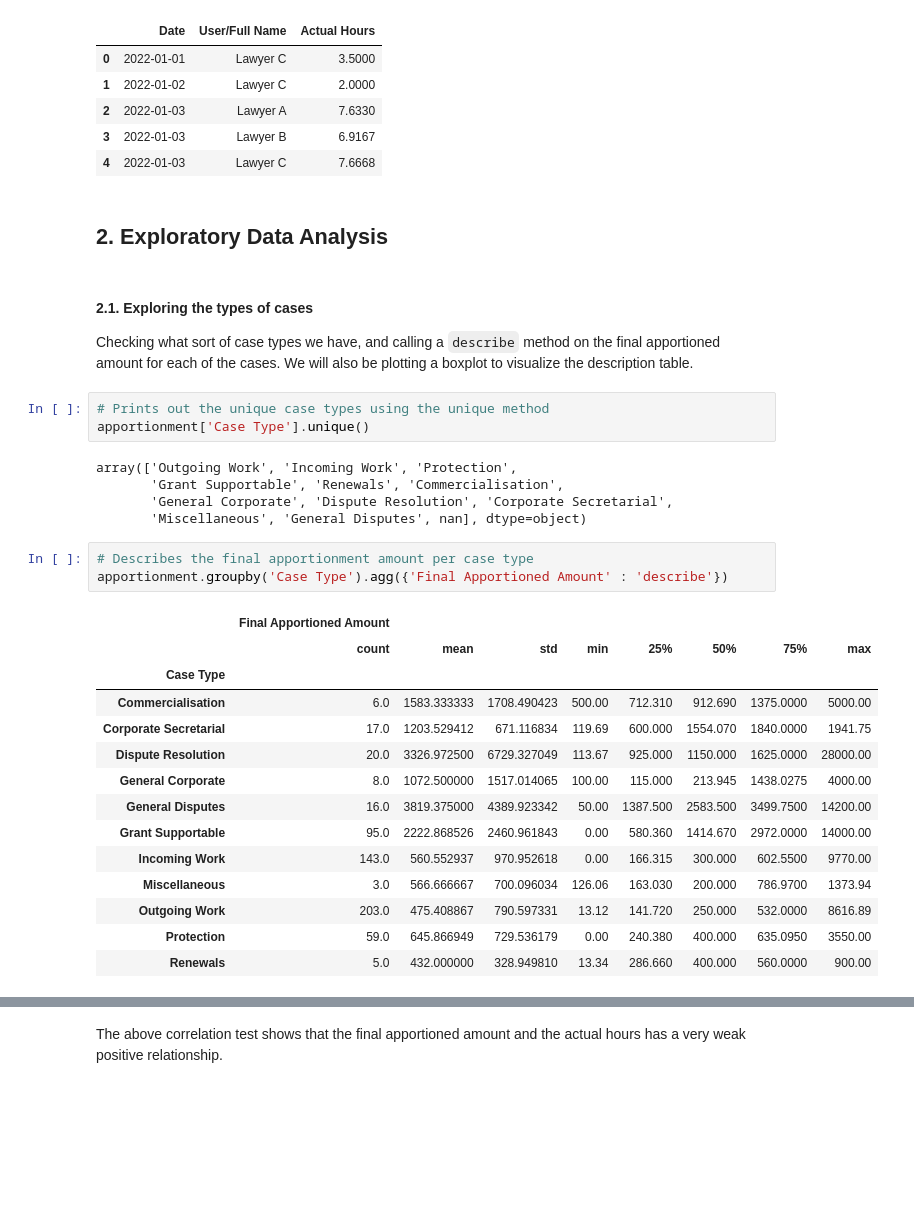
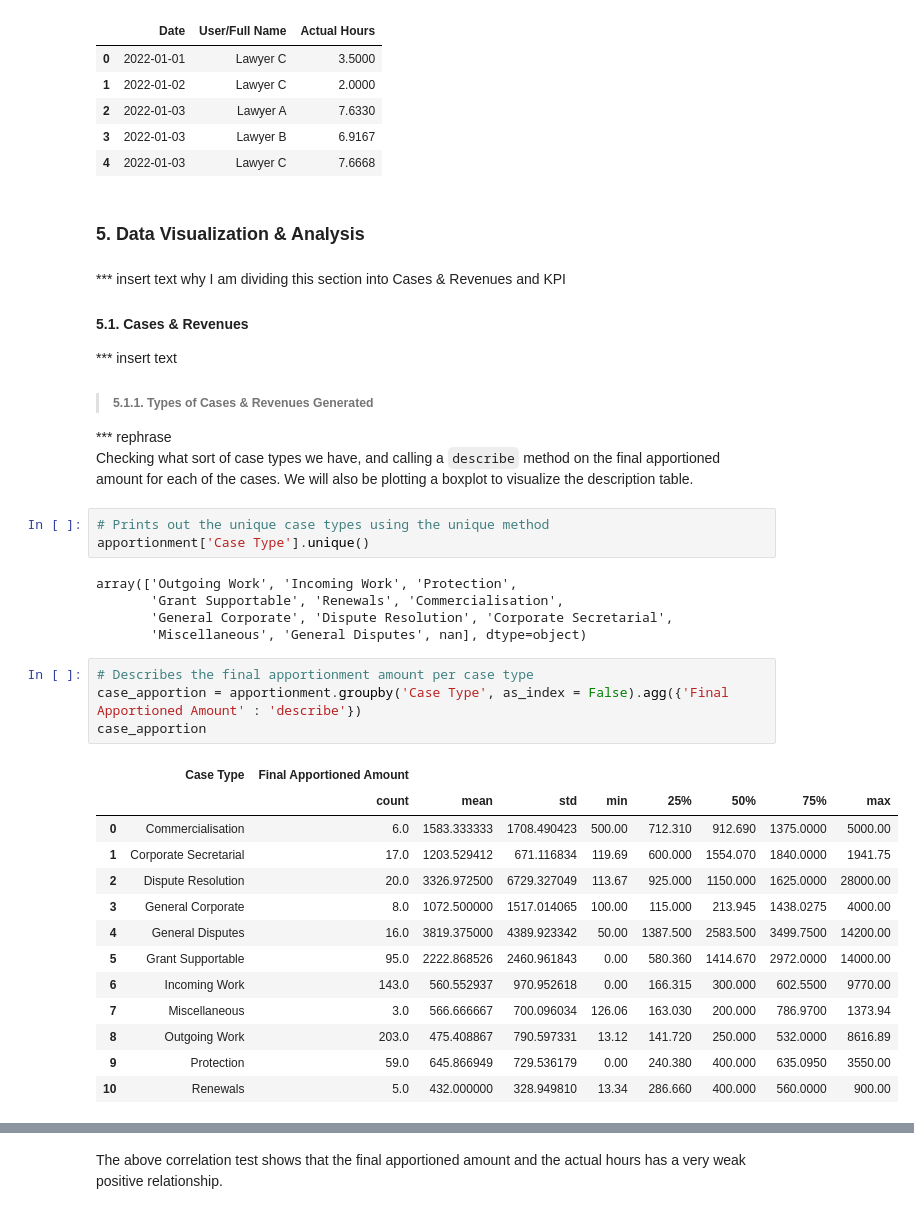
Before and after one commit to snek5/4gia-datachallenge, a Jupyter notebook: 4_gia.ipynb, the cells around one changed output, grey strips where cells are left out. Drawn from its saved outputs; the diff is of its cells as text; blank space fills up the shorter version.

```diff
--- a/4_gia.ipynb
+++ b/4_gia.ipynb
@@ -153,9 +158,15 @@ hours.head()
 | 3 | 2022-01-03 | Lawyer B | 6.9167 |
 | 4 | 2022-01-03 | Lawyer C | 7.6668 |
 # %% [markdown]
-## 2. Exploratory Data Analysis
+### 5. Data Visualization & Analysis
 # %% [markdown]
-#### 2.1. Exploring the types of cases
+*** insert text why I am dividing this section into Cases & Revenues and KPI
+#### 5.1. Cases & Revenues
+*** insert text
+
+
+> ##### 5.1.1. Types of Cases & Revenues Generated
+*** rephrase \
 Checking what sort of case types we have, and calling a `describe` method on the final apportioned amount for each of the cases. We will also be plotting a boxplot to visualize the description table.
 # %%
 # Prints out the unique case types using the unique method
@@ -167,19 +178,19 @@ array(['Outgoing Work', 'Incoming Work', 'Protection',
        'Miscellaneous', 'General Disputes', nan], dtype=object)
 # %%
 # Describes the final apportionment amount per case type
-apportionment.groupby('Case Type').agg({'Final Apportioned Amount' : 'describe'})
+case_apportion = apportionment.groupby('Case Type', as_index = False).agg({'Final Apportioned Amount' : 'describe'})
+case_apportion
 # %% [output]
-|  | Final Apportioned Amount |  |  |  |  |  |  |  |
-|  | count | mean | std | min | 25% | 50% | 75% | max |
-| Case Type |  |  |  |  |  |  |  |  |
-| Commercialisation | 6.0 | 1583.333333 | 1708.490423 | 500.00 | 712.310 | 912.690 | 1375.0000 | 5000.00 |
-| Corporate Secretarial | 17.0 | 1203.529412 | 671.116834 | 119.69 | 600.000 | 1554.070 | 1840.0000 | 1941.75 |
-| Dispute Resolution | 20.0 | 3326.972500 | 6729.327049 | 113.67 | 925.000 | 1150.000 | 1625.0000 | 28000.00 |
-| General Corporate | 8.0 | 1072.500000 | 1517.014065 | 100.00 | 115.000 | 213.945 | 1438.0275 | 4000.00 |
-| General Disputes | 16.0 | 3819.375000 | 4389.923342 | 50.00 | 1387.500 | 2583.500 | 3499.7500 | 14200.00 |
-| Grant Supportable | 95.0 | 2222.868526 | 2460.961843 | 0.00 | 580.360 | 1414.670 | 2972.0000 | 14000.00 |
-| Incoming Work | 143.0 | 560.552937 | 970.952618 | 0.00 | 166.315 | 300.000 | 602.5500 | 9770.00 |
-| Miscellaneous | 3.0 | 566.666667 | 700.096034 | 126.06 | 163.030 | 200.000 | 786.9700 | 1373.94 |
-| Outgoing Work | 203.0 | 475.408867 | 790.597331 | 13.12 | 141.720 | 250.000 | 532.0000 | 8616.89 |
-| Protection | 59.0 | 645.866949 | 729.536179 | 0.00 | 240.380 | 400.000 | 635.0950 | 3550.00 |
-| Renewals | 5.0 | 432.000000 | 328.949810 | 13.34 | 286.660 | 400.000 | 560.0000 | 900.00 |
+|  | Case Type | Final Apportioned Amount |  |  |  |  |  |  |  |
+|  |  | count | mean | std | min | 25% | 50% | 75% | max |
+| 0 | Commercialisation | 6.0 | 1583.333333 | 1708.490423 | 500.00 | 712.310 | 912.690 | 1375.0000 | 5000.00 |
+| 1 | Corporate Secretarial | 17.0 | 1203.529412 | 671.116834 | 119.69 | 600.000 | 1554.070 | 1840.0000 | 1941.75 |
+| 2 | Dispute Resolution | 20.0 | 3326.972500 | 6729.327049 | 113.67 | 925.000 | 1150.000 | 1625.0000 | 28000.00 |
+| 3 | General Corporate | 8.0 | 1072.500000 | 1517.014065 | 100.00 | 115.000 | 213.945 | 1438.0275 | 4000.00 |
+| 4 | General Disputes | 16.0 | 3819.375000 | 4389.923342 | 50.00 | 1387.500 | 2583.500 | 3499.7500 | 14200.00 |
+| 5 | Grant Supportable | 95.0 | 2222.868526 | 2460.961843 | 0.00 | 580.360 | 1414.670 | 2972.0000 | 14000.00 |
+| 6 | Incoming Work | 143.0 | 560.552937 | 970.952618 | 0.00 | 166.315 | 300.000 | 602.5500 | 9770.00 |
+| 7 | Miscellaneous | 3.0 | 566.666667 | 700.096034 | 126.06 | 163.030 | 200.000 | 786.9700 | 1373.94 |
+| 8 | Outgoing Work | 203.0 | 475.408867 | 790.597331 | 13.12 | 141.720 | 250.000 | 532.0000 | 8616.89 |
+| 9 | Protection | 59.0 | 645.866949 | 729.536179 | 0.00 | 240.380 | 400.000 | 635.0950 | 3550.00 |
+| 10 | Renewals | 5.0 | 432.000000 | 328.949810 | 13.34 | 286.660 | 400.000 | 560.0000 | 900.00 |
```
Also changed, not shown: parts of 28 cells of this notebook.
